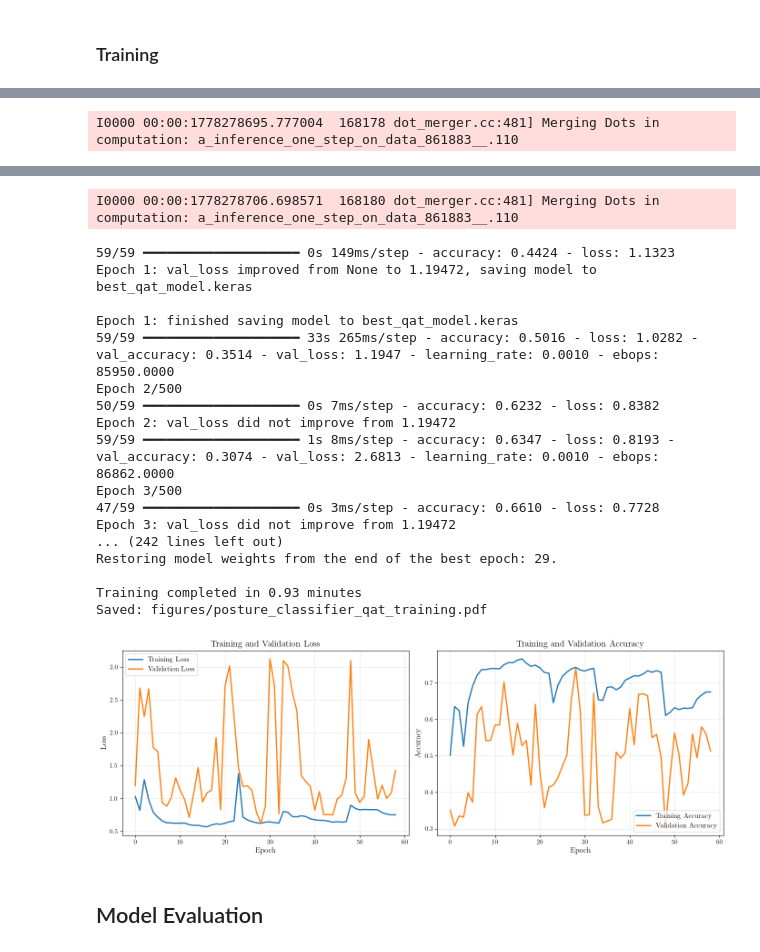
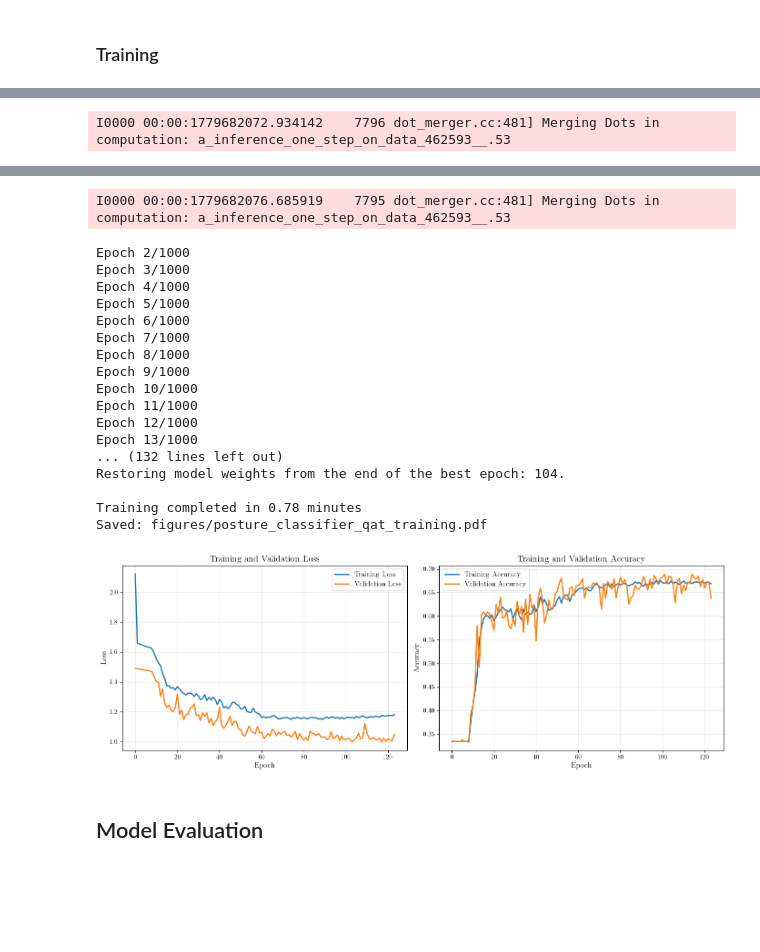
Before and after one commit to Jeison-HM/BedPosIP, a Jupyter notebook: model/train_quantized_cnn.ipynb, the cells around one changed output, grey strips where cells are left out. Cells and saved outputs as stored; diff of their text form; code cells hidden in the pictures; blank space fills up the shorter version.

Commit message:
feat(notebooks): update QAT training and hls4ml conversion pipeline

```diff
--- a/model/train_quantized_cnn.ipynb
+++ b/model/train_quantized_cnn.ipynb
@@ -116,7 +117,14 @@ Data dtype: float32
 ## Configuration
 # %%
 # Define callbacks using package function
-callbacks = get_callbacks(model_name='qat', patience=30, track_ebops=True)
+# BetaPID dynamically adjusts beta to steer the model toward a target EBOPs budget.
+callbacks = get_callbacks(
+    model_name='qat',
+    patience=20,
+    track_ebops=True,
+    target_ebops=100_000,
+    init_beta=1e-7,
+)
 # %% [output]
 Callbacks configured:
   - EarlyStopping
@@ -136,25 +144,39 @@ HGQ2 Quantization Configuration
 
 This approach follows the best practices demonstrated in [1] `small_jet_tagger.ipynb` and [2] `larger_jet_tagger.ipynb`.
 # %%
-from hgq.constraints import Max
+from hgq.constraints import MinMax, Max
+from hgq.regularizers import MonoL1
 
 with (
     QuantizerConfigScope(place='all', default_q_type='kbi', overflow_mode='SAT_SYM'),
     QuantizerConfigScope(
         place='weight',
-        # bc=Max(16),
-        # ic=Max(4),
-        #i0=2, #f0=4, #bc=Max(16),
-        default_q_type='kif', overflow_mode='WRAP'
+        bc=Max(4),
+        ic=Max(2),
+        # i0=2, b0=4,
+        br=MonoL1(1e-5),
+        ir=MonoL1(1e-5),
+        default_q_type='kbi', overflow_mode='SAT_SYM'
+    ),
+    QuantizerConfigScope(
+        place='bias',
+        bc=Max(2),
+        ic=Max(2),
+        # i0=2, b0=2,
+        br=MonoL1(1e-5),
+        ir=MonoL1(1e-5),
+        default_q_type='kbi', overflow_mode='SAT_SYM'
     ),
     QuantizerConfigScope(
         place='datalane',
-        fc=Max(8),
-        ic=Max(8),
-        #i0=4, f0=4, #fc=Max(8), ic=Max(8), #
+        fc=Max(2),
+        ic=Max(4),
+        # i0=2, f0=2,
+        ir=MonoL1(1e-5),
+        fr=MonoL1(1e-5),
         default_q_type='kif', overflow_mode='WRAP'
     ),
-    LayerConfigScope(enable_ebops=True, beta0=1e-7),
+    LayerConfigScope(enable_ebops=True),  # beta managed by BetaPID callback
 ):
     model_qat = create_quantized_model(num_classes=NUM_CLASSES)
     model_qat.compile(
@@ -190,6 +212,6 @@ Model: "posture_classifier_qat"
 # %% [markdown]
 ### Training
 # %%
-history_qat = train_model(model_qat, X_train,y_train, X_val, y_val, callbacks, batch_size=2048, epochs=500) # Batch according to HGQ article
+history_qat = train_model(model_qat, X_train,y_train, X_val, y_val, callbacks, batch_size=2048, epochs=1000) # Batch according to HGQ article
 plot_training_history(history_qat, model_name='posture_classifier_qat', save=True)
 # %% [output]
@@ -197 +219 @@ Epoch 1/500
-I0000 00:00:1778278695.777004  168178 dot_merger.cc:481] Merging Dots in computation: a_inference_one_step_on_data_861883__.110
+I0000 00:00:1779682072.934142    7796 dot_merger.cc:481] Merging Dots in computation: a_inference_one_step_on_data_462593__.53
@@ -199,22 +221,22 @@ I0000 00:00:1778278695.777004  168178 dot_merger.cc:481] Merging Dots in computa
-I0000 00:00:1778278706.698571  168180 dot_merger.cc:481] Merging Dots in computation: a_inference_one_step_on_data_861883__.110
+I0000 00:00:1779682076.685919    7795 dot_merger.cc:481] Merging Dots in computation: a_inference_one_step_on_data_462593__.53
-59/59 ━━━━━━━━━━━━━━━━━━━━ 0s 149ms/step - accuracy: 0.4424 - loss: 1.1323
-Epoch 1: val_loss improved from None to 1.19472, saving model to best_qat_model.keras
+Epoch 2/1000
+Epoch 3/1000
+Epoch 4/1000
+Epoch 5/1000
+Epoch 6/1000
+Epoch 7/1000
+Epoch 8/1000
+Epoch 9/1000
+Epoch 10/1000
+Epoch 11/1000
+Epoch 12/1000
+Epoch 13/1000
+... (132 lines left out)
+Restoring model weights from the end of the best epoch: 104.
 
-Epoch 1: finished saving model to best_qat_model.keras
-59/59 ━━━━━━━━━━━━━━━━━━━━ 33s 265ms/step - accuracy: 0.5016 - loss: 1.0282 - val_accuracy: 0.3514 - val_loss: 1.1947 - learning_rate: 0.0010 - ebops: 85950.0000
-Epoch 2/500
-50/59 ━━━━━━━━━━━━━━━━━━━━ 0s 7ms/step - accuracy: 0.6232 - loss: 0.8382
-Epoch 2: val_loss did not improve from 1.19472
-59/59 ━━━━━━━━━━━━━━━━━━━━ 1s 8ms/step - accuracy: 0.6347 - loss: 0.8193 - val_accuracy: 0.3074 - val_loss: 2.6813 - learning_rate: 0.0010 - ebops: 86862.0000
-Epoch 3/500
-47/59 ━━━━━━━━━━━━━━━━━━━━ 0s 3ms/step - accuracy: 0.6610 - loss: 0.7728
-Epoch 3: val_loss did not improve from 1.19472
-... (242 lines left out)
-Restoring model weights from the end of the best epoch: 29.
-
-Training completed in 0.93 minutes
+Training completed in 0.78 minutes
 Saved: figures/posture_classifier_qat_training.pdf
-[figure, old version]
+[figure, new version]
 # %% [markdown]
 ## Model Evaluation
 # %%
```
Also changed, not shown: parts of 9 cells of this notebook, 1 other file.
